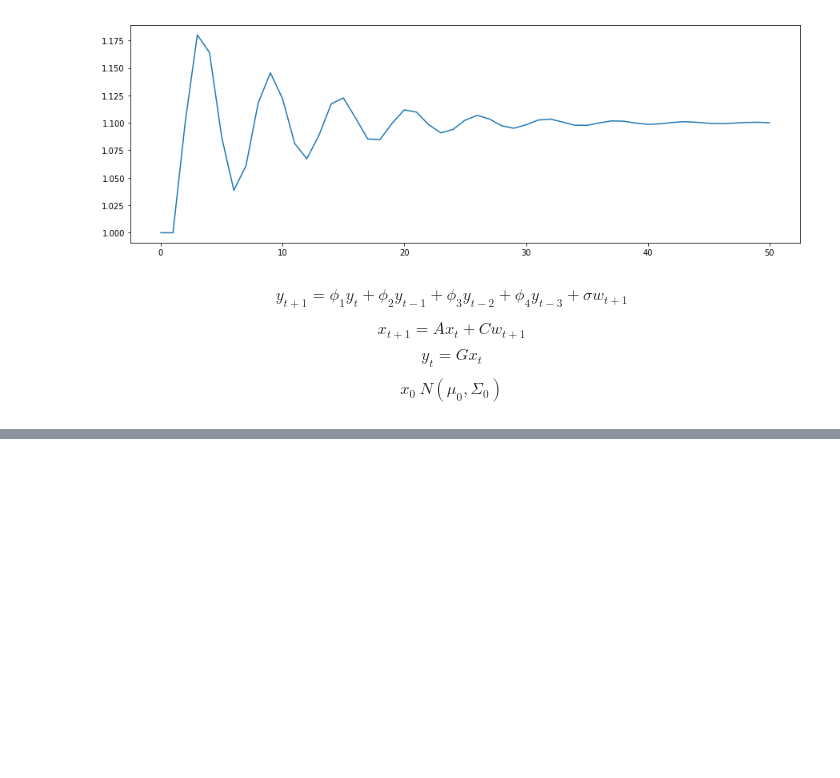
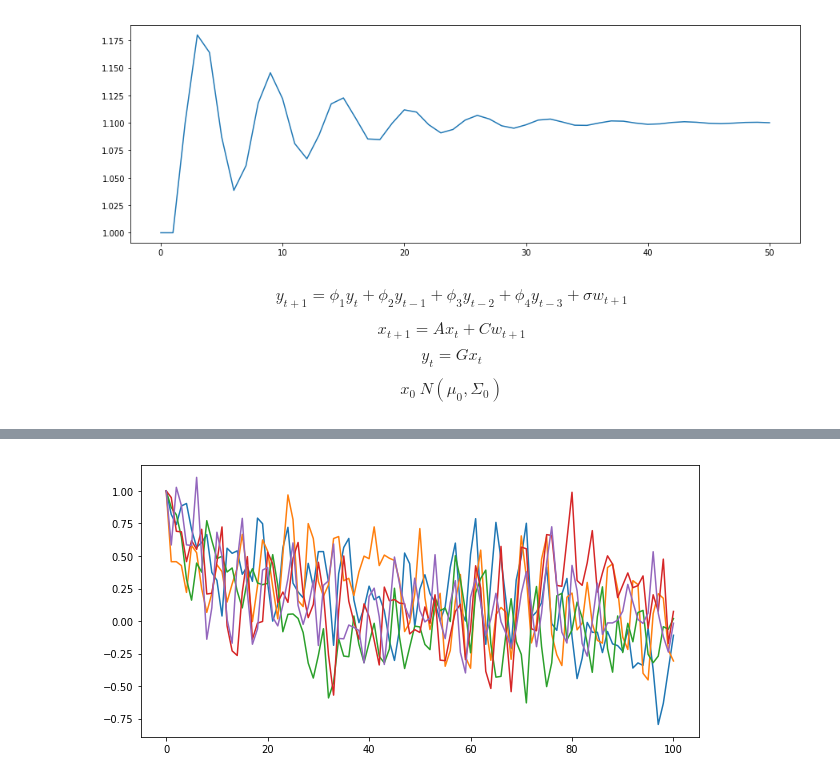
Before and after one commit to SolomonZA/ml_tutorials, a Jupyter notebook: Quantecon - Linear State Space Models.ipynb, the cells around one changed output, grey strips where cells are left out. Drawn from its saved outputs; the diff is of its cells as text; code cells hidden in the pictures; blank space fills up the shorter version.

```diff
--- a/Quantecon - Linear State Space Models.ipynb
+++ b/Quantecon - Linear State Space Models.ipynb
@@ -164,0 +173,89 @@ plt.plot(x)
+# %%
+# Univariate Autoregressive Processes
+import numpy as np
+from pylab import rcParams
+import matplotlib.pyplot as plt
+import seaborn as sns
+%matplotlib inline
+rcParams['figure.figsize'] = 10,5
+
+import numpy as np
+
+# y_0 = np.random.normal(0,1)
+# y_1d = np.random.normal(0,1)
+# y_2d = np.random.normal(0,1)
+# y_3d = np.random.normal(0,1)
+
+y_0 = y_1d = y_2d = y_3d = 1
+
+phi_1 = 0.5
+phi_2 = -0.2
+phi_3 = 0
+phi_4 = 0.5
+
+
+sigma = 0.2
+
+
+
+trans_mat = np.matrix([
+                        [phi_1, phi_2, phi_3, phi_4 ],
+                        [1,0,0,0],
+                        [0,1,0,0],
+                        [0,0,1,0],
+])
+
+vol_mat = np.matrix([
+    [sigma],
+    [0],
+    [0],
+    [0]
+])
+
+output_mat = np.matrix([
+    [1],
+    [0],
+    [0],
+    [0]
+])
+
+
+obs_mat = np.matrix([
+    [y_0],
+    [y_1d],
+    [y_2d],
+    [y_3d]
+])
+
+
+def ar_3(trans_mat, obs_mat, vol_mat, iterations):
+
+    noise = np.random.normal(0,1,iterations)
+    noise = np.transpose(np.matrix(noise))
+
+    states = [obs_mat[0,0]]
+
+
+
+    for i in range(len(noise)):
+
+
+        obs_mat = np.matmul(trans_mat, obs_mat) + np.matmul(vol_mat, noise[i])
+        states.append(obs_mat[0,0])
+
+    #    print obs_mat
+
+    return states, states[-1]
+
+x = []
+y = []
+
+for i in range(5):
+    x.append(ar_3(trans_mat, obs_mat, vol_mat, 100)[0])
+    y.append(ar_3(trans_mat, obs_mat, vol_mat, 100)[1])
+
+
+for i in x:
+    plt.plot(i)
+# %% [output]
+[figure, added]
```
Also changed, not shown: parts of 3 cells of this notebook, 3 other files.
